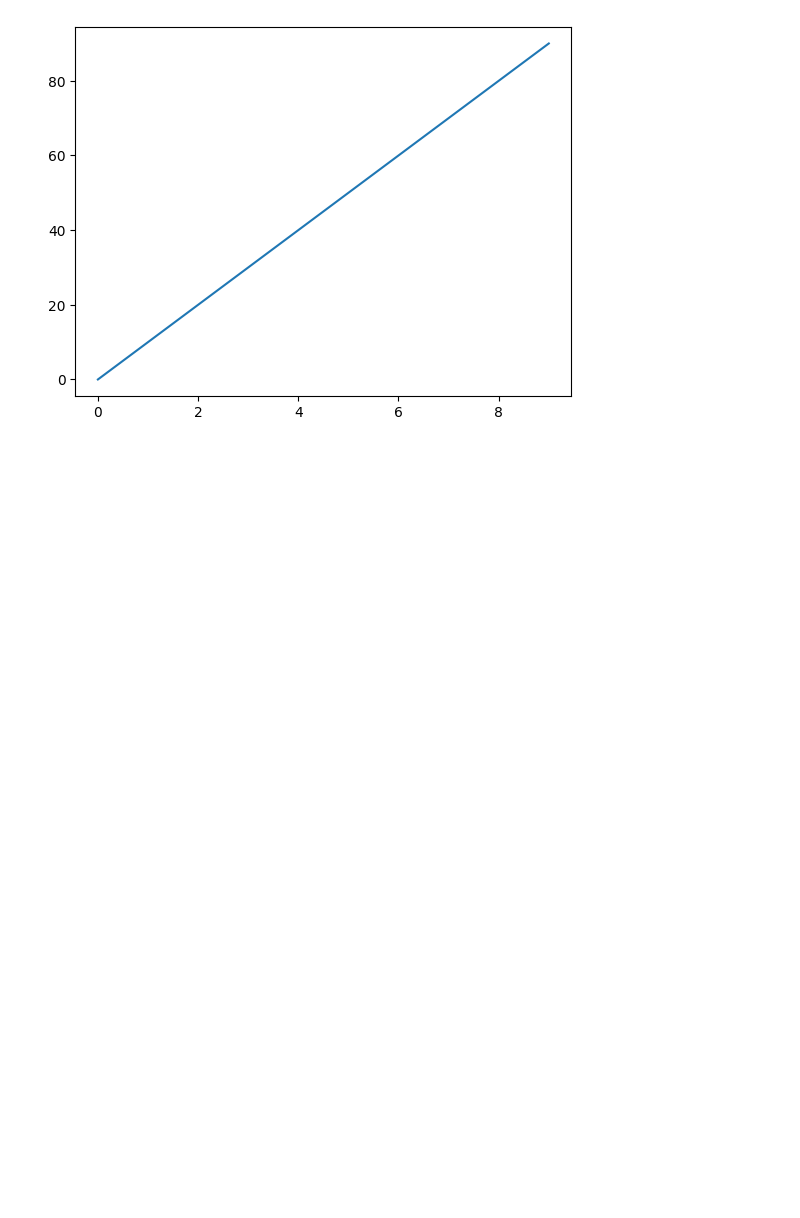
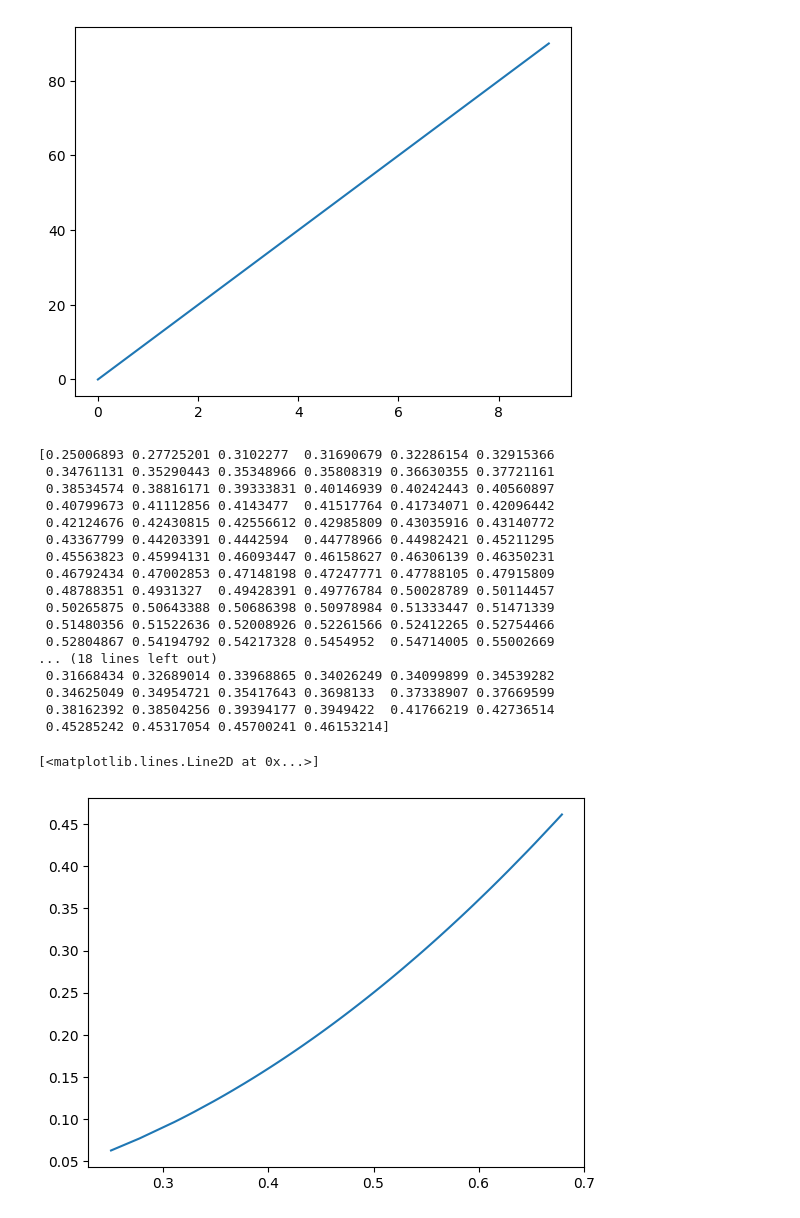
Before and after one commit to omartinez6/Expressway-to-Data-Science-Python-Programming, a Jupyter notebook: Python-Packages-for-Data-Science/Matplotlib Notes.ipynb, the cells around one changed output. Cells and saved outputs as stored; diff of their text form; code cells hidden in the pictures; blank space fills up the shorter version.

```diff
--- a/Python-Packages-for-Data-Science/Matplotlib Notes.ipynb
+++ b/Python-Packages-for-Data-Science/Matplotlib Notes.ipynb
@@ -10,3 +10,30 @@ plt.plot(x,y)
 # %% [output]
 [<matplotlib.lines.Line2D at 0x...>]
 [figure]
+# %%
+x = np.random.normal(0.5,0.1,(100))
+x.sort()
+y = x ** 2
+print(x)
+print(y)
+plt.plot(x,y)
+# %% [output]
+[0.25006893 0.27725201 0.3102277  0.31690679 0.32286154 0.32915366
+ 0.34761131 0.35290443 0.35348966 0.35808319 0.36630355 0.37721161
+ 0.38534574 0.38816171 0.39333831 0.40146939 0.40242443 0.40560897
+ 0.40799673 0.41112856 0.4143477  0.41517764 0.41734071 0.42096442
+ 0.42124676 0.42430815 0.42556612 0.42985809 0.43035916 0.43140772
+ 0.43367799 0.44203391 0.4442594  0.44778966 0.44982421 0.45211295
+ 0.45563823 0.45994131 0.46093447 0.46158627 0.46306139 0.46350231
+ 0.46792434 0.47002853 0.47148198 0.47247771 0.47788105 0.47915809
+ 0.48788351 0.4931327  0.49428391 0.49776784 0.50028789 0.50114457
+ 0.50265875 0.50643388 0.50686398 0.50978984 0.51333447 0.51471339
+ 0.51480356 0.51522636 0.52008926 0.52261566 0.52412265 0.52754466
+ 0.52804867 0.54194792 0.54217328 0.5454952  0.54714005 0.55002669
+... (18 lines left out)
+ 0.31668434 0.32689014 0.33968865 0.34026249 0.34099899 0.34539282
+ 0.34625049 0.34954721 0.35417643 0.3698133  0.37338907 0.37669599
+ 0.38162392 0.38504256 0.39394177 0.3949422  0.41766219 0.42736514
+ 0.45285242 0.45317054 0.45700241 0.46153214]
+[<matplotlib.lines.Line2D at 0x...>]
+[figure, added]
```
Also changed, not shown: parts of 25 cells of this notebook, 1 other file.
